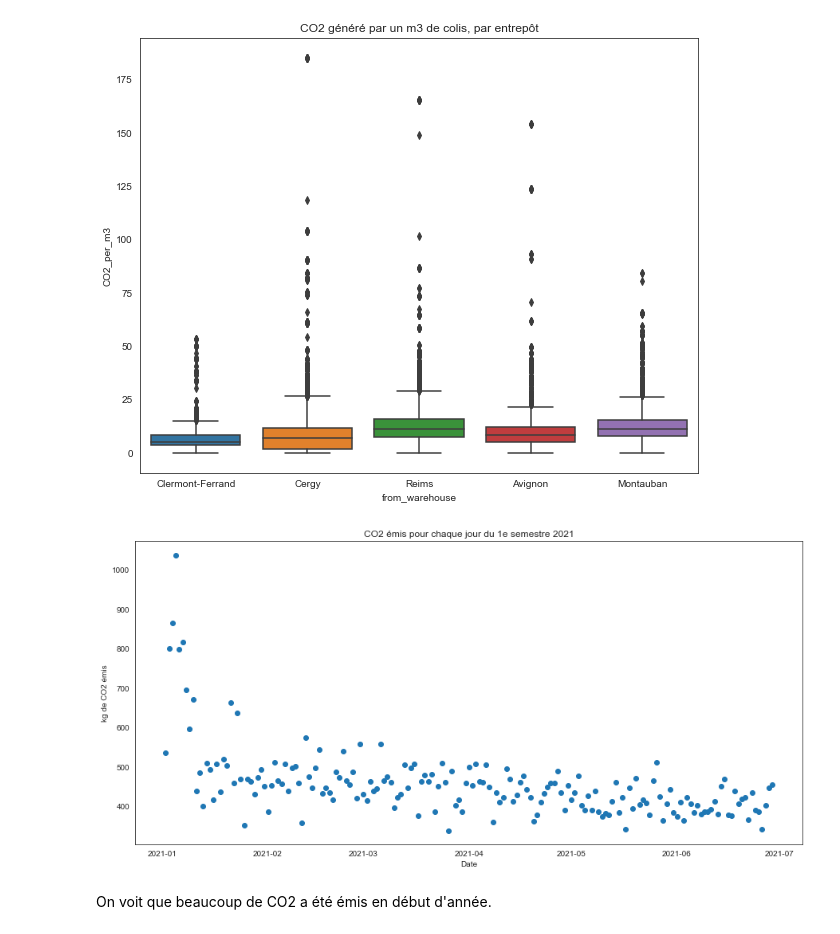
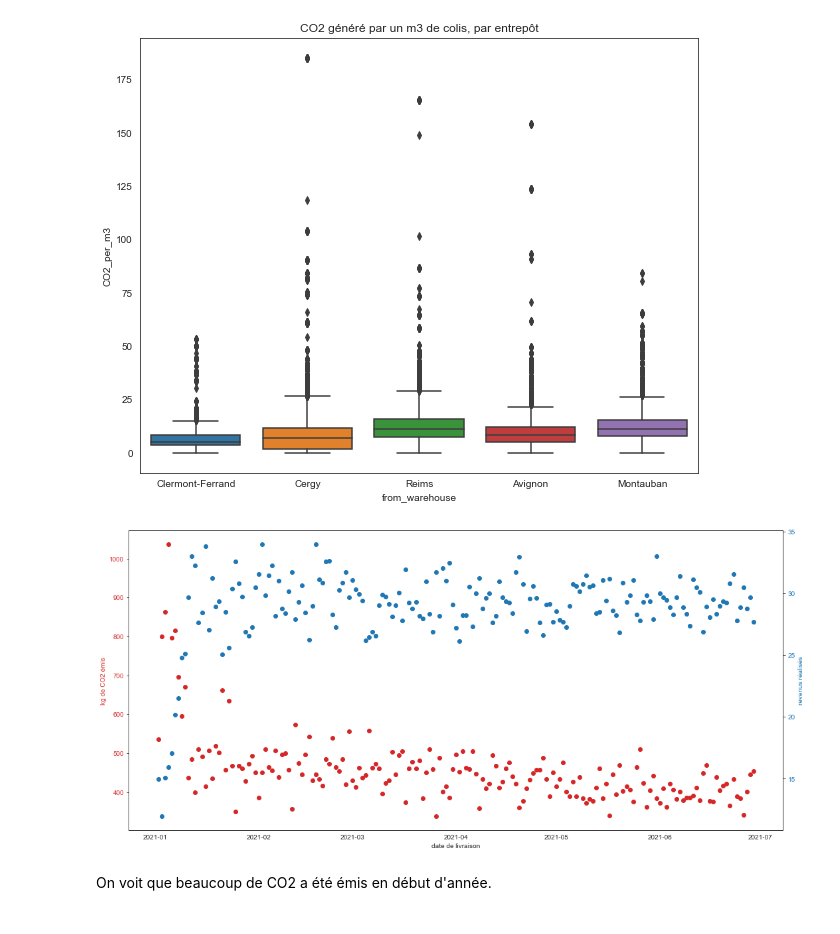
Before and after one commit to Pauline-25/Ekimetrics-Groupe-12, a Jupyter notebook: Notebooks/1_Exploration_des_données.ipynb, the cells around one changed output. Cells and saved outputs as stored; diff of their text form; code cells hidden in the pictures.

```diff
--- a/Notebooks/1_Exploration_des_données.ipynb
+++ b/Notebooks/1_Exploration_des_données.ipynb
@@ -90,4 +81,5 @@ def f_package_type(row):
     print("The volumes exceeds the maximal size")
 
 df_routes_orders['package_type'] = df_routes_orders.apply(f_package_type,axis=1)
-df_routes_orders["profit"] = df_routes_orders.apply(lambda row : df_pricing.loc[row.package_type].pricing - row.unitary_cout, axis=1)
+df_routes_orders["revenus"] = df_routes_orders.apply(lambda row : df_pricing.loc[row.package_type].pricing, axis=1)
+df_routes_orders["profit"] = df_routes_orders.apply(lambda row : row.revenus - row.unitary_cout, axis=1)
@@ -140,14 +136,28 @@ plt.title("CO2 généré par un m3 de colis, par entrepôt");
 [figure]
 # %%
 df_routes.route_date = pd.to_datetime(df_routes.route_date)
-# %%
-plt.figure( figsize=(15,7))
-plt.scatter(df_routes.groupby("route_date").mean().index, df_routes.groupby("route_date").mean().CO2_emitted_kg)
-plt.xlabel('Date')
-plt.ylabel('kg de CO2 émis')
-plt.title('CO2 émis pour chaque jour du 1e semestre 2021');
-# %% [output]
-[figure, removed]
+# %%
+t = df_routes.groupby("route_date").mean().index
+
+fig, ax1 = plt.subplots(figsize=(15,7))
+
+color = 'tab:red'
+ax1.set_xlabel('date de livraison')
+ax1.set_ylabel('kg de CO2 émis', color=color)
+ax1.scatter(t, df_routes.groupby("route_date").mean().CO2_emitted_kg, color=color)
+ax1.tick_params(axis='y', labelcolor=color)
+
+ax2 = ax1.twinx()  # instantiate a second axes that shares the same x-axis
+
+color = 'tab:blue'
+ax2.set_ylabel('revenus réalisés', color=color)  # we already handled the x-label with ax1
+ax2.scatter(t, df_routes_orders.groupby("route_date").mean().revenus, color=color)
+ax2.tick_params(axis='y', labelcolor=color)
+
+fig.tight_layout()  # otherwise the right y-label is slightly clipped
+plt.show()
+# %% [output]
+[figure, added]
 # %% [markdown]
 On voit que beaucoup de CO2 a été émis en début d'année.
 # %%
```
Also changed, not shown: parts of 12 cells of this notebook, 16 other files.
